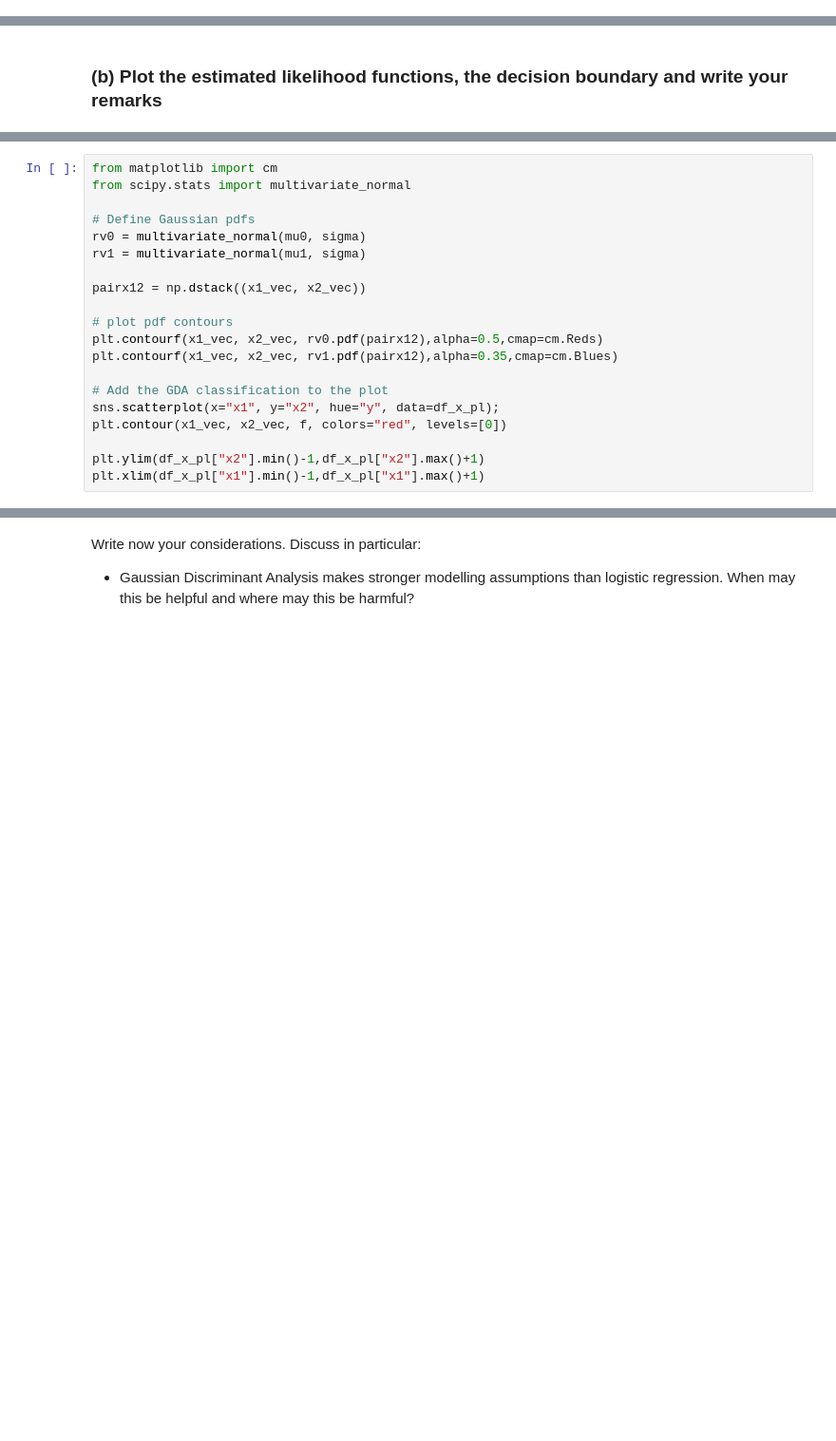
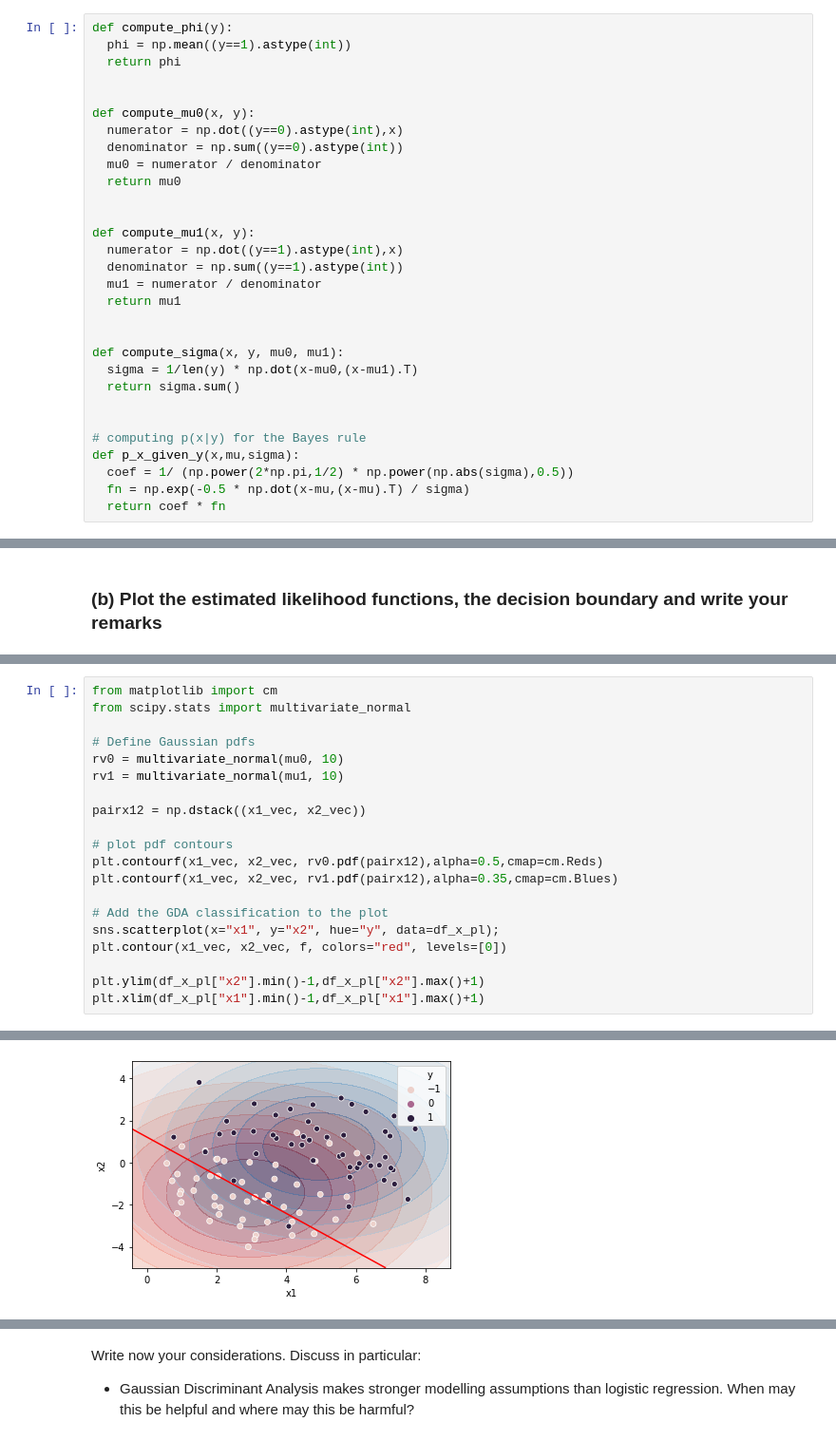
Before and after one commit to senad96/Second-Assignment-DataScience, a Jupyter notebook: FDS_Exercise_2_new_assigned.ipynb, the cells around one changed output, grey strips where cells are left out. Shown: that part at 95% size. Saved outputs shown, nothing was run; the diff lists cells and outputs as text; blank space fills up the shorter version.

```diff
--- a/FDS_Exercise_2_new_assigned.ipynb
+++ b/FDS_Exercise_2_new_assigned.ipynb
@@ -612,3 +653,33 @@ def p_x_given_y(x,mu,sigma):
+# %%
+def compute_phi(y):
+  phi = np.mean((y==1).astype(int))
+  return phi
+
+
+def compute_mu0(x, y):
+  numerator = np.dot((y==0).astype(int),x)
+  denominator = np.sum((y==0).astype(int))
+  mu0 = numerator / denominator
+  return mu0
+
+
+def compute_mu1(x, y):
+  numerator = np.dot((y==1).astype(int),x)
+  denominator = np.sum((y==1).astype(int))
+  mu1 = numerator / denominator
+  return mu1
+
+
+def compute_sigma(x, y, mu0, mu1):
+  sigma = 1/len(y) * np.dot(x-mu0,(x-mu1).T)
+  return sigma.sum()
+
+
+# computing p(x|y) for the Bayes rule
+def p_x_given_y(x,mu,sigma):
+  coef = 1/ (np.power(2*np.pi,1/2) * np.power(np.abs(sigma),0.5))
+  fn = np.exp(-0.5 * np.dot(x-mu,(x-mu).T) / sigma)
+  return coef * fn
 # %% [markdown]
 
 ################# Do not write below this line #################
@@ -673,8 +753,8 @@ from matplotlib import cm
 from scipy.stats import multivariate_normal
 
 # Define Gaussian pdfs
-rv0 = multivariate_normal(mu0, sigma)
-rv1 = multivariate_normal(mu1, sigma)
+rv0 = multivariate_normal(mu0, 10)
+rv1 = multivariate_normal(mu1, 10)
 
 pairx12 = np.dstack((x1_vec, x2_vec))
 
@@ -688,3 +768,4 @@ plt.contour(x1_vec, x2_vec, f, colors="red", levels=[0])
 
 plt.ylim(df_x_pl["x2"].min()-1,df_x_pl["x2"].max()+1)
 plt.xlim(df_x_pl["x1"].min()-1,df_x_pl["x1"].max()+1)
+# %% [output]
@@ -691,3 +773,4 @@ plt.xlim(df_x_pl["x1"].min()-1,df_x_pl["x1"].max()+1)
+[figure, added]
 # %%
 # For comparison with the Logistic Regression boundary
 
```
Also changed, not shown: parts of 21 cells of this notebook.
